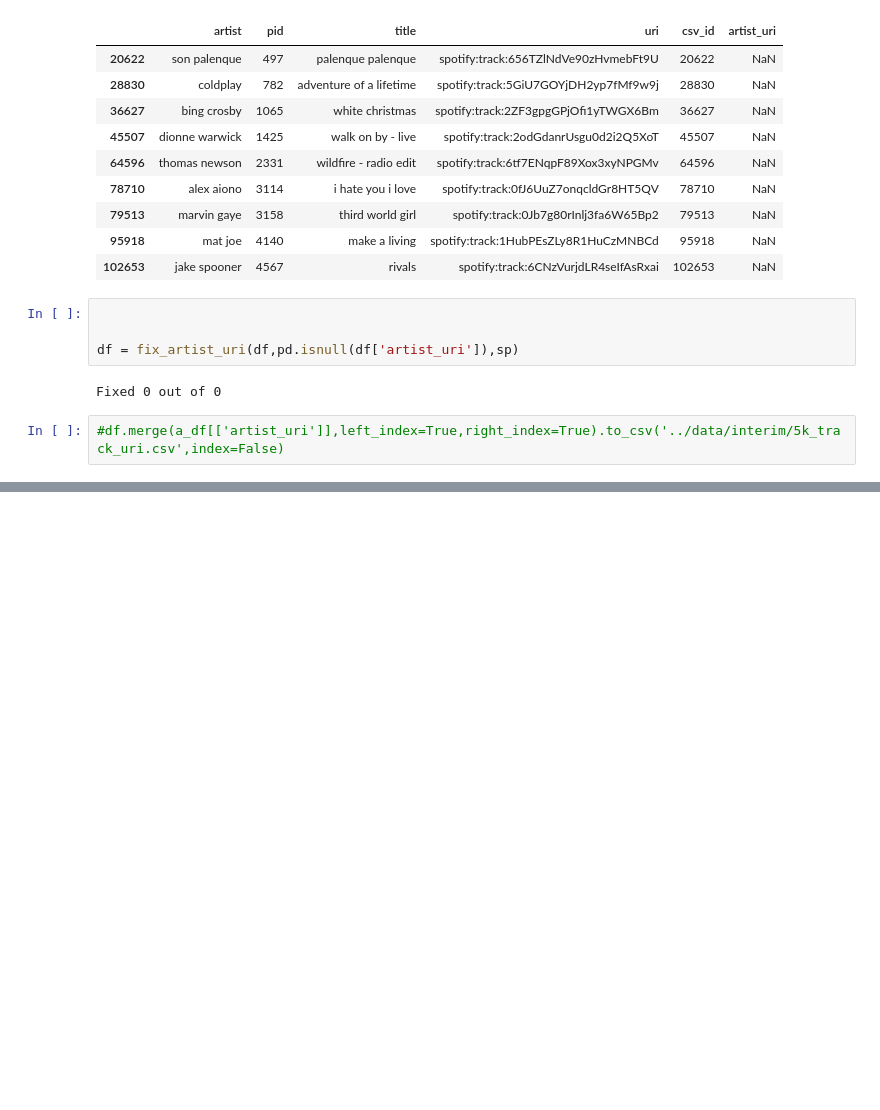
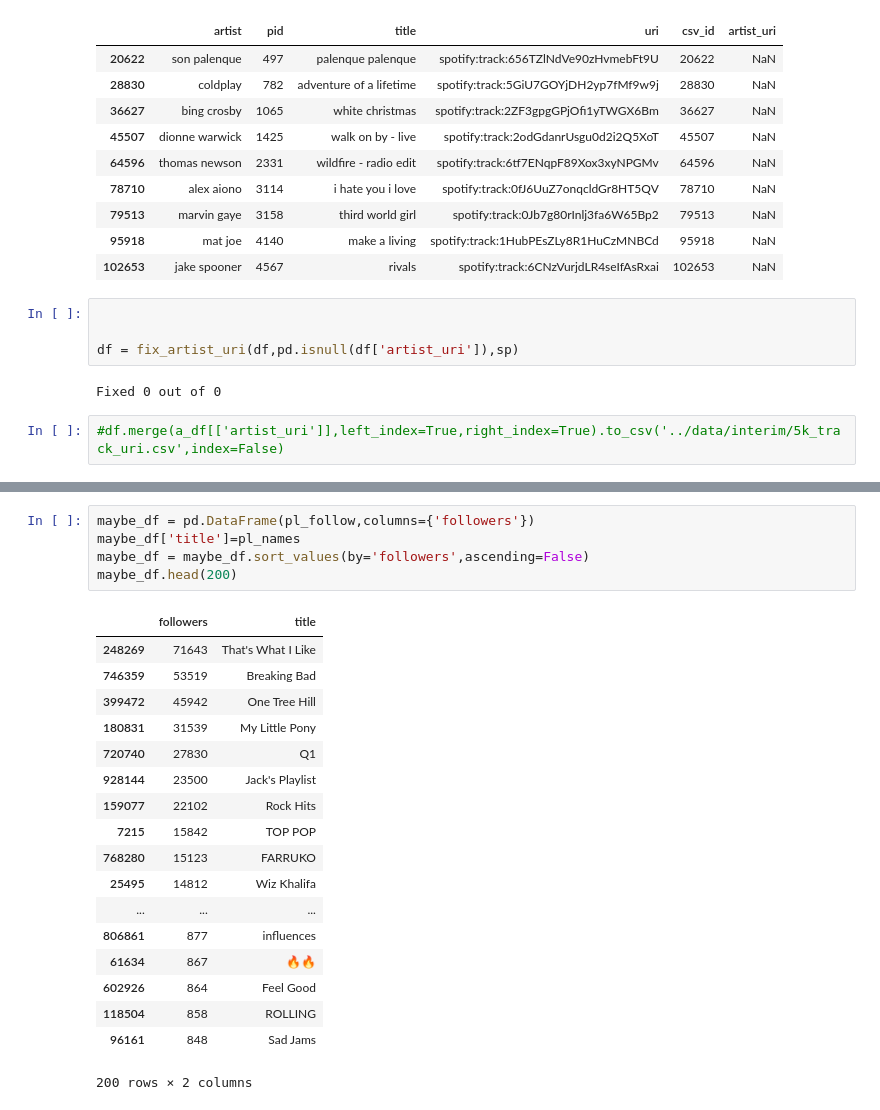
Before and after one commit to Spandan-Madan/Spotify, a Jupyter notebook: notebooks/1_bsl_Data_Processing.ipynb, the cells around one changed output, grey strips where cells are left out. Saved outputs shown, nothing was run; the diff lists cells and outputs as text; blank space fills up the shorter version.

```diff
--- a/notebooks/1_bsl_Data_Processing.ipynb
+++ b/notebooks/1_bsl_Data_Processing.ipynb
@@ -479,0 +539,24 @@ Fixed 0 out of 0
+# %%
+maybe_df = pd.DataFrame(pl_follow,columns={'followers'})
+maybe_df['title']=pl_names
+maybe_df = maybe_df.sort_values(by='followers',ascending=False)
+maybe_df.head(200)
+# %% [output]
+|  | followers | title |
+| 248269 | 71643 | That's What I Like |
+| 746359 | 53519 | Breaking Bad |
+| 399472 | 45942 | One Tree Hill |
+| 180831 | 31539 | My Little Pony |
+| 720740 | 27830 | Q1 |
+| 928144 | 23500 | Jack's Playlist |
+| 159077 | 22102 | Rock Hits |
+| 7215 | 15842 | TOP POP |
+| 768280 | 15123 | FARRUKO |
+| 25495 | 14812 | Wiz Khalifa |
+| ... | ... | ... |
+| 806861 | 877 | influences |
+| 61634 | 867 | 🔥🔥 |
+| 602926 | 864 | Feel Good |
+| 118504 | 858 | ROLLING |
+| 96161 | 848 | Sad Jams |
+200 rows × 2 columns
```
Also changed, not shown: parts of 10 cells of this notebook.
